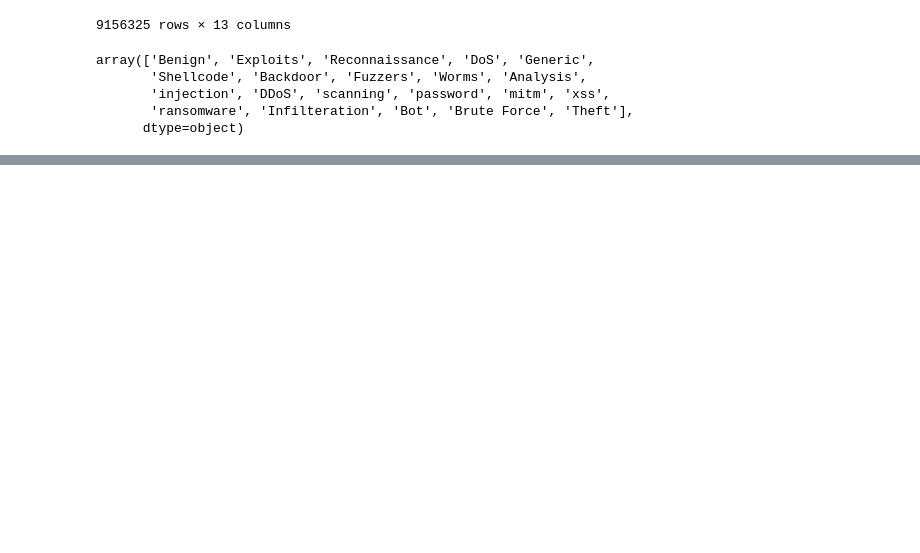
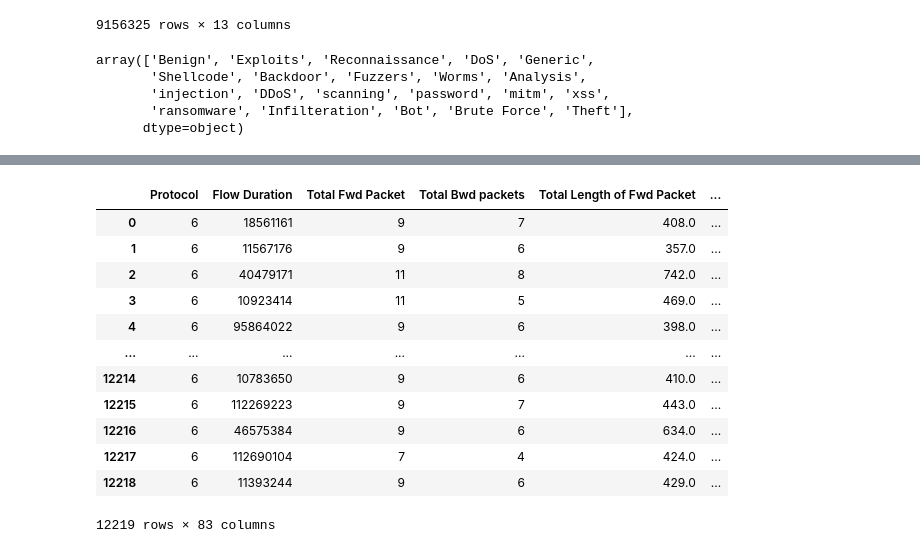
Before and after one commit to TheMessik/thesis, a Jupyter notebook: notebooks/ConCap-CIC2018.ipynb, the cells around one changed output, grey strips where cells are left out. Drawn from its saved outputs; the diff is of its cells as text; code cells hidden in the pictures; blank space fills up the shorter version.

```diff
--- a/notebooks/ConCap-CIC2018.ipynb
+++ b/notebooks/ConCap-CIC2018.ipynb
@@ -435,0 +495,2 @@ array(['Benign', 'Exploits', 'Reconnaissance', 'DoS', 'Generic',
+# %%
+cic_2017 = get_cic_2017_dataset("wednesday.csv")
@@ -435,0 +504,3 @@ array(['Benign', 'Exploits', 'Reconnaissance', 'DoS', 'Generic',
+# %%
+cic_2017_goldeneye = cic_2017[cic_2017["Label"] == "DoS GoldenEye"].copy()
+cic_2017_goldeneye["Label"] = 1
@@ -435,0 +541,17 @@ array(['Benign', 'Exploits', 'Reconnaissance', 'DoS', 'Generic',
+# %%
+mixed = pd.concat([cic_2017_goldeneye, concap_goldeneye]).sample(frac=1).reset_index(drop=True)
+mixed
+# %% [output]
+|  | Protocol | Flow Duration | Total Fwd Packet | Total Bwd packets | Total Length of Fwd Packet | ... |
+| 0 | 6 | 18561161 | 9 | 7 | 408.0 | ... |
+| 1 | 6 | 11567176 | 9 | 6 | 357.0 | ... |
+| 2 | 6 | 40479171 | 11 | 8 | 742.0 | ... |
+| 3 | 6 | 10923414 | 11 | 5 | 469.0 | ... |
+| 4 | 6 | 95864022 | 9 | 6 | 398.0 | ... |
+| ... | ... | ... | ... | ... | ... | ... |
+| 12214 | 6 | 10783650 | 9 | 6 | 410.0 | ... |
+| 12215 | 6 | 112269223 | 9 | 7 | 443.0 | ... |
+| 12216 | 6 | 46575384 | 9 | 6 | 634.0 | ... |
+| 12217 | 6 | 112690104 | 7 | 4 | 424.0 | ... |
+| 12218 | 6 | 11393244 | 9 | 6 | 429.0 | ... |
+12219 rows × 83 columns
```
Also changed, not shown: parts of 21 cells of this notebook.
